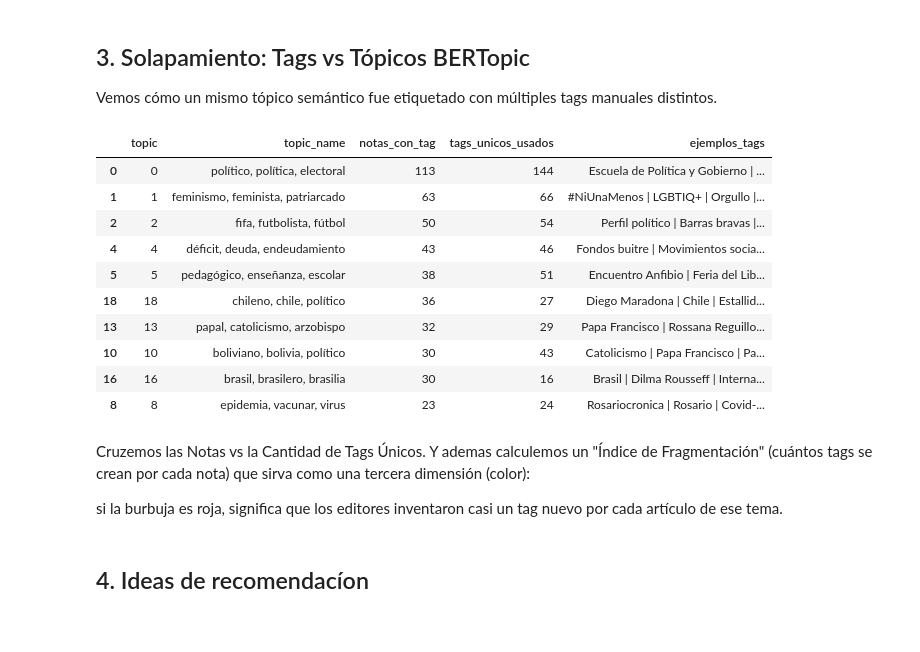
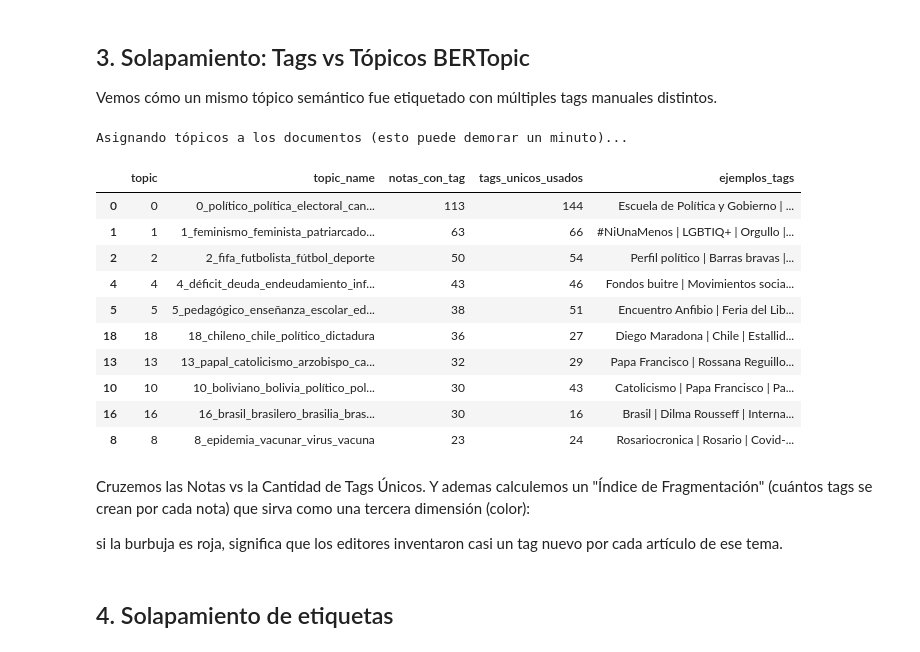
Before and after one commit to MauricioKreszczuk/anfibia-unsam, a Jupyter notebook: notebooks/07.etiquetas.ipynb, the cells around one changed output. Saved outputs shown, nothing was run; the diff lists cells and outputs as text; code cells hidden in the pictures.

Commit message:
pruebas de similitud de etiquetas

```diff
--- a/notebooks/07.etiquetas.ipynb
+++ b/notebooks/07.etiquetas.ipynb
@@ -471,37 +471,48 @@ fig_donuts.show()
 ## 3. Solapamiento: Tags vs Tópicos BERTopic
 Vemos cómo un mismo tópico semántico fue etiquetado con múltiples tags manuales distintos.
 # %%
+# 5. Carga de modelo y predicción
+topic_model = BERTopic.load(MODEL_PATH)
+topic_info = topic_model.get_topic_info().set_index("Topic")["Name"].to_dict()
+
+print("Asignando tópicos a los documentos (esto puede demorar un minuto)...")
+topics, _ = topic_model.transform(df["document_text_final"].fillna("").astype(str).tolist())
+df["topic"] = topics
+df["topic_name"] = df["topic"].map(topic_info)
+
+
 # Armamos df desanidado completo para agrupar
 df_desanidado = df.drop("post_tag", axis=1).join(
     df["post_tag"].dropna().str.split(r";").explode().str.strip().rename("tag")
 ).dropna(subset=["tag"])
 
 df_desanidado = df_desanidado[df_desanidado["tag"] != ""]
 
 # Agrupamos por tópico
 solapamiento = (
     df_desanidado[df_desanidado["topic"] != -1]
     .groupby(["topic", "topic_name"])
     .agg(
         notas_con_tag=("doc_id", "nunique"),
         tags_unicos_usados=("tag", "nunique"),
         ejemplos_tags=("tag", lambda x: " | ".join(pd.Series.unique(x)[:5]))
     )
     .reset_index()
     .sort_values("notas_con_tag", ascending=False)
 )
 
 display(solapamiento.head(10))
 solapamiento.to_csv(OUTPUT_DIR / "auditoria_tags_por_topico.csv", index=False)
 # %% [output]
+Asignando tópicos a los documentos (esto puede demorar un minuto)...
 |  | topic | topic_name | notas_con_tag | tags_unicos_usados | ejemplos_tags |
-| 0 | 0 | político, política, electoral | 113 | 144 | Escuela de Política y Gobierno | ... |
-| 1 | 1 | feminismo, feminista, patriarcado | 63 | 66 | #NiUnaMenos | LGBTIQ+ | Orgullo |... |
-| 2 | 2 | fifa, futbolista, fútbol | 50 | 54 | Perfil político | Barras bravas |... |
-| 4 | 4 | déficit, deuda, endeudamiento | 43 | 46 | Fondos buitre | Movimientos socia... |
-| 5 | 5 | pedagógico, enseñanza, escolar | 38 | 51 | Encuentro Anfibio | Feria del Lib... |
-| 18 | 18 | chileno, chile, político | 36 | 27 | Diego Maradona | Chile | Estallid... |
-| 13 | 13 | papal, catolicismo, arzobispo | 32 | 29 | Papa Francisco | Rossana Reguillo... |
-| 10 | 10 | boliviano, bolivia, político | 30 | 43 | Catolicismo | Papa Francisco | Pa... |
-| 16 | 16 | brasil, brasilero, brasilia | 30 | 16 | Brasil | Dilma Rousseff | Interna... |
-| 8 | 8 | epidemia, vacunar, virus | 23 | 24 | Rosariocronica | Rosario | Covid-... |
+| 0 | 0 | 0_político_política_electoral_can... | 113 | 144 | Escuela de Política y Gobierno | ... |
+| 1 | 1 | 1_feminismo_feminista_patriarcado... | 63 | 66 | #NiUnaMenos | LGBTIQ+ | Orgullo |... |
+| 2 | 2 | 2_fifa_futbolista_fútbol_deporte | 50 | 54 | Perfil político | Barras bravas |... |
+| 4 | 4 | 4_déficit_deuda_endeudamiento_inf... | 43 | 46 | Fondos buitre | Movimientos socia... |
+| 5 | 5 | 5_pedagógico_enseñanza_escolar_ed... | 38 | 51 | Encuentro Anfibio | Feria del Lib... |
+| 18 | 18 | 18_chileno_chile_político_dictadura | 36 | 27 | Diego Maradona | Chile | Estallid... |
+| 13 | 13 | 13_papal_catolicismo_arzobispo_ca... | 32 | 29 | Papa Francisco | Rossana Reguillo... |
+| 10 | 10 | 10_boliviano_bolivia_político_pol... | 30 | 43 | Catolicismo | Papa Francisco | Pa... |
+| 16 | 16 | 16_brasil_brasilero_brasilia_bras... | 30 | 16 | Brasil | Dilma Rousseff | Interna... |
+| 8 | 8 | 8_epidemia_vacunar_virus_vacuna | 23 | 24 | Rosariocronica | Rosario | Covid-... |
@@ -562,4 +635,4 @@ fig_ranking.update_layout(
 fig_ranking.write_html(OUTPUT_DIR / "05_ranking_caos_etiquetas.html")
 fig_ranking.show()
 # %% [markdown]
-## 4. Ideas de recomendacíon
+## 4. Solapamiento de etiquetas
```
Also changed, not shown: parts of 10 cells of this notebook.
